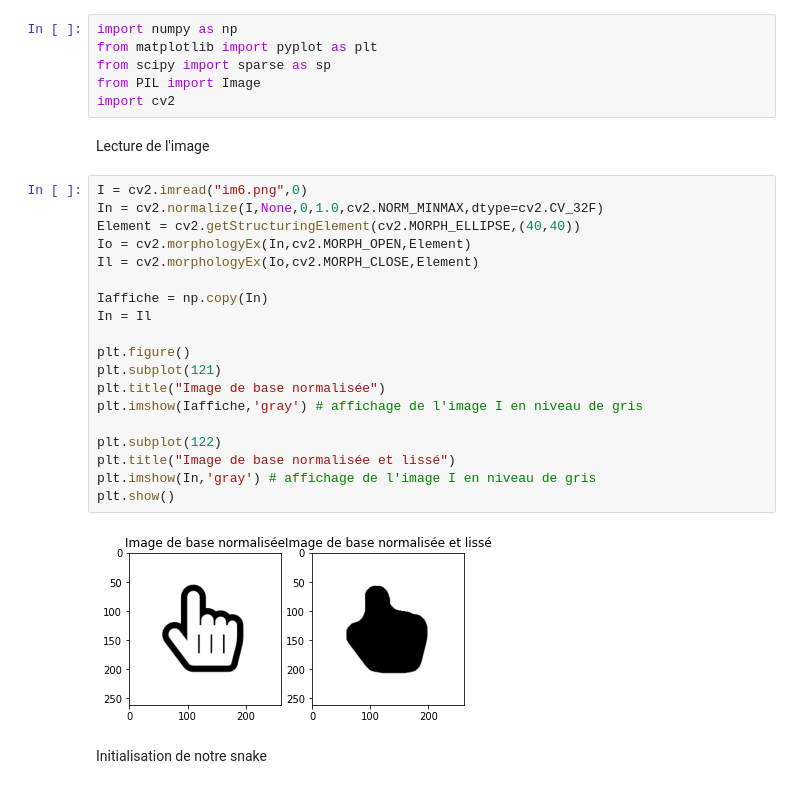
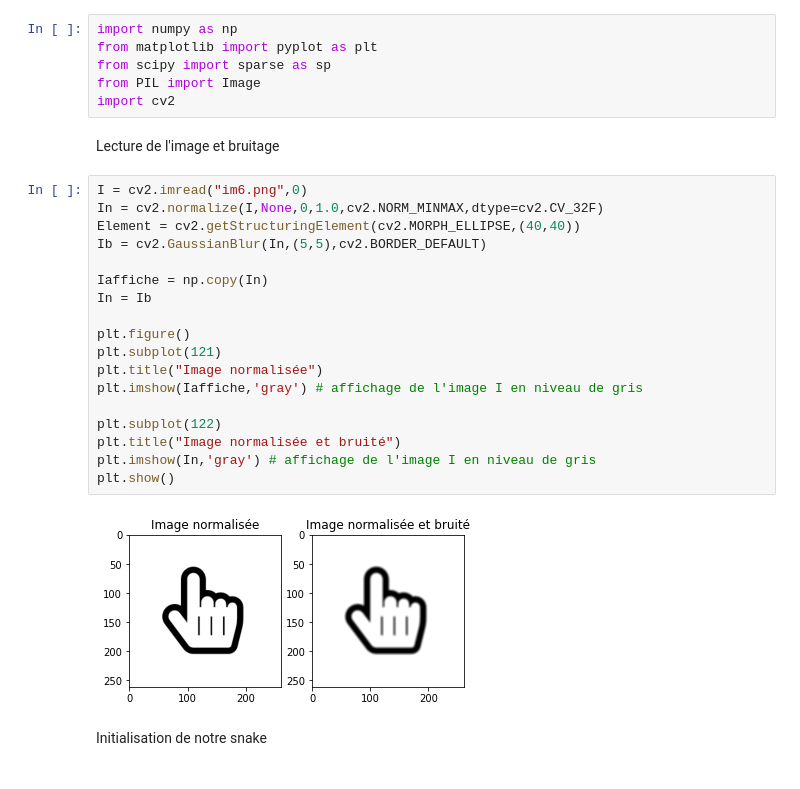
Before and after one commit to GaelleLeroux/TraitementImage, a Jupyter notebook: TP snake/snake2.ipynb, the cells around one changed output. Drawn from its saved outputs; the diff is of its cells as text.

```diff
--- a/TP snake/snake2.ipynb
+++ b/TP snake/snake2.ipynb
@@ -5,28 +5,27 @@ from scipy import sparse as sp
 from PIL import Image
 import cv2
 # %% [markdown]
-Lecture de l'image
+Lecture de l'image et bruitage
 # %%
 I = cv2.imread("im6.png",0)
 In = cv2.normalize(I,None,0,1.0,cv2.NORM_MINMAX,dtype=cv2.CV_32F)
 Element = cv2.getStructuringElement(cv2.MORPH_ELLIPSE,(40,40))
-Io = cv2.morphologyEx(In,cv2.MORPH_OPEN,Element)
-Il = cv2.morphologyEx(Io,cv2.MORPH_CLOSE,Element)
+Ib = cv2.GaussianBlur(In,(5,5),cv2.BORDER_DEFAULT)
 
 Iaffiche = np.copy(In)
-In = Il
+In = Ib
 
 plt.figure()
 plt.subplot(121)
-plt.title("Image de base normalisée")
+plt.title("Image normalisée")
 plt.imshow(Iaffiche,'gray') # affichage de l'image I en niveau de gris
 
 plt.subplot(122)
-plt.title("Image de base normalisée et lissé")
+plt.title("Image normalisée et bruité")
 plt.imshow(In,'gray') # affichage de l'image I en niveau de gris
 plt.show()
 # %% [output]
-[figure, old version]
+[figure, new version]
 # %% [markdown]
 Initialisation de notre snake
 # %%
```
Also changed, not shown: parts of 3 cells of this notebook, 1 other file.
